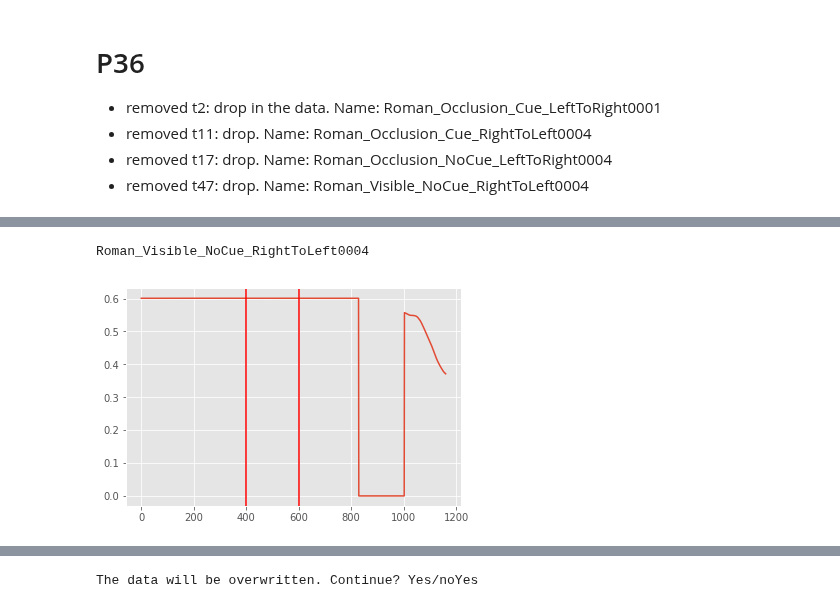
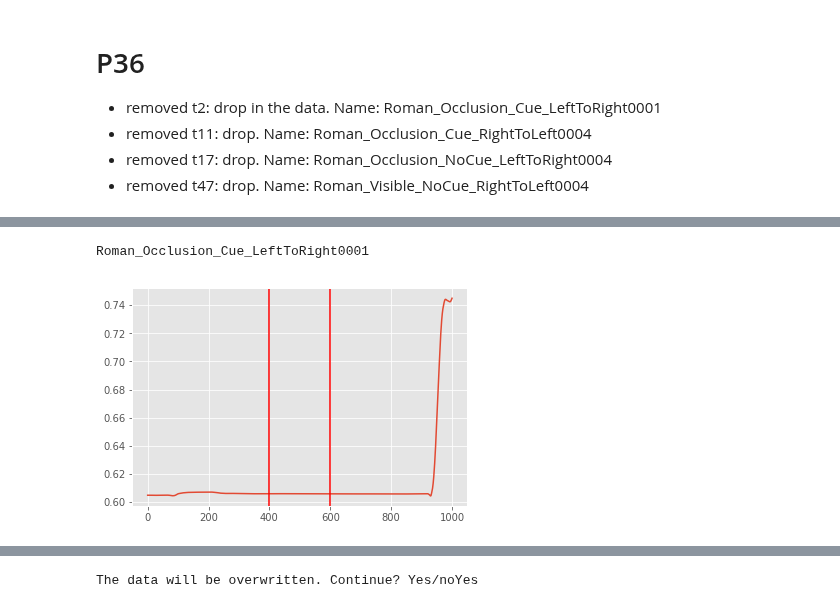
Before and after one commit to Roman-Belenya/perception_and_action, a Jupyter notebook: processing.ipynb, the cells around one changed output, grey strips where cells are left out. Saved outputs shown, nothing was run; the diff lists cells and outputs as text; code cells hidden in the pictures.

```diff
--- a/processing.ipynb
+++ b/processing.ipynb
@@ -359,12 +379,12 @@ del d_clean['P36']['trials']['t47']
 # %%
-trial = d['P36']['trials']['t47']
+trial = d['P37']['trials']['t2']
 
 print trial['name']
 
-plt.plot(trial['index7x'])
+plt.plot(trial['index8x'])
 plt.axvline(400, color = 'red')
 plt.axvline(600, color = 'red')
 plt.show()
 # %% [output]
-Roman_Visible_NoCue_RightToLeft0004
+Roman_Occlusion_Cue_LeftToRight0001
-[figure, old version]
+[figure, new version]
```
Also changed, not shown: parts of 6 cells of this notebook, 1 other file.
